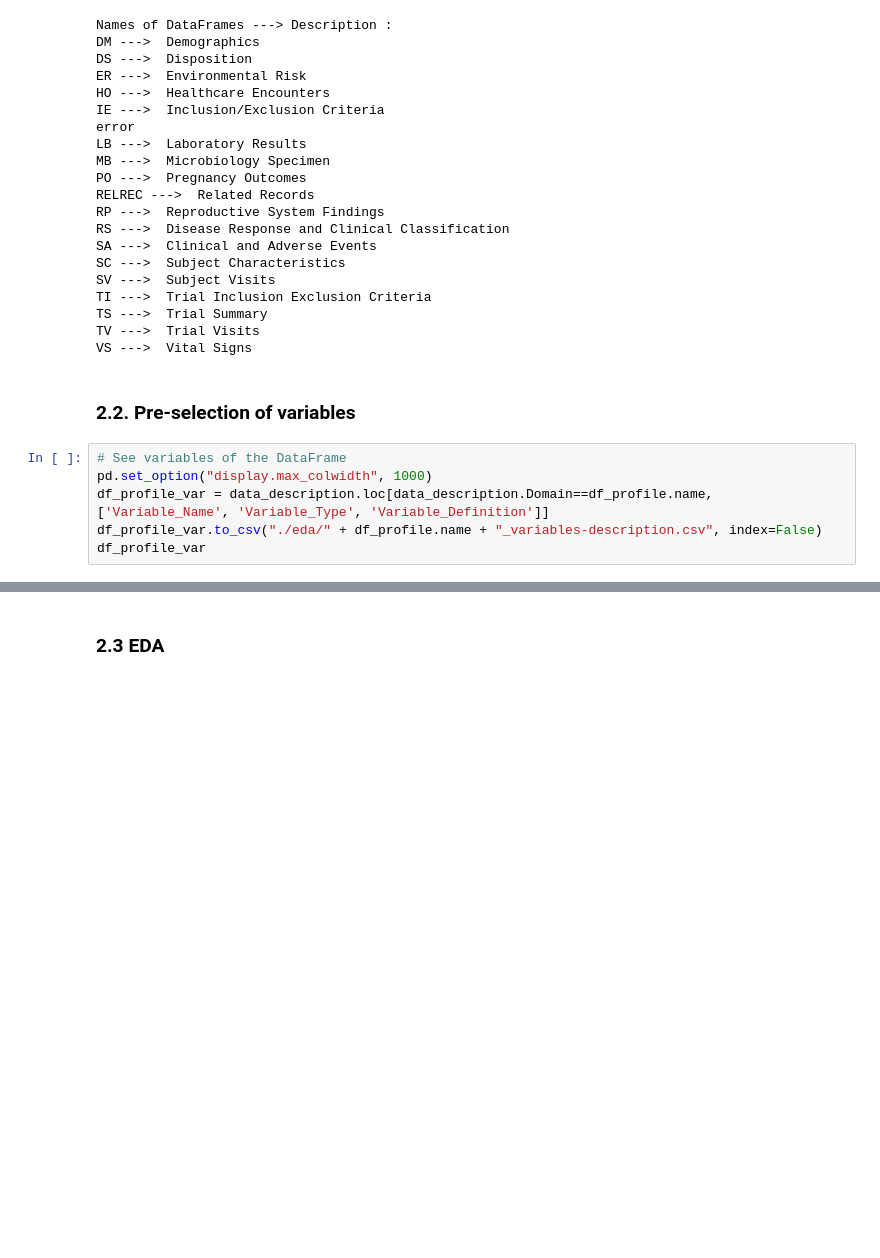
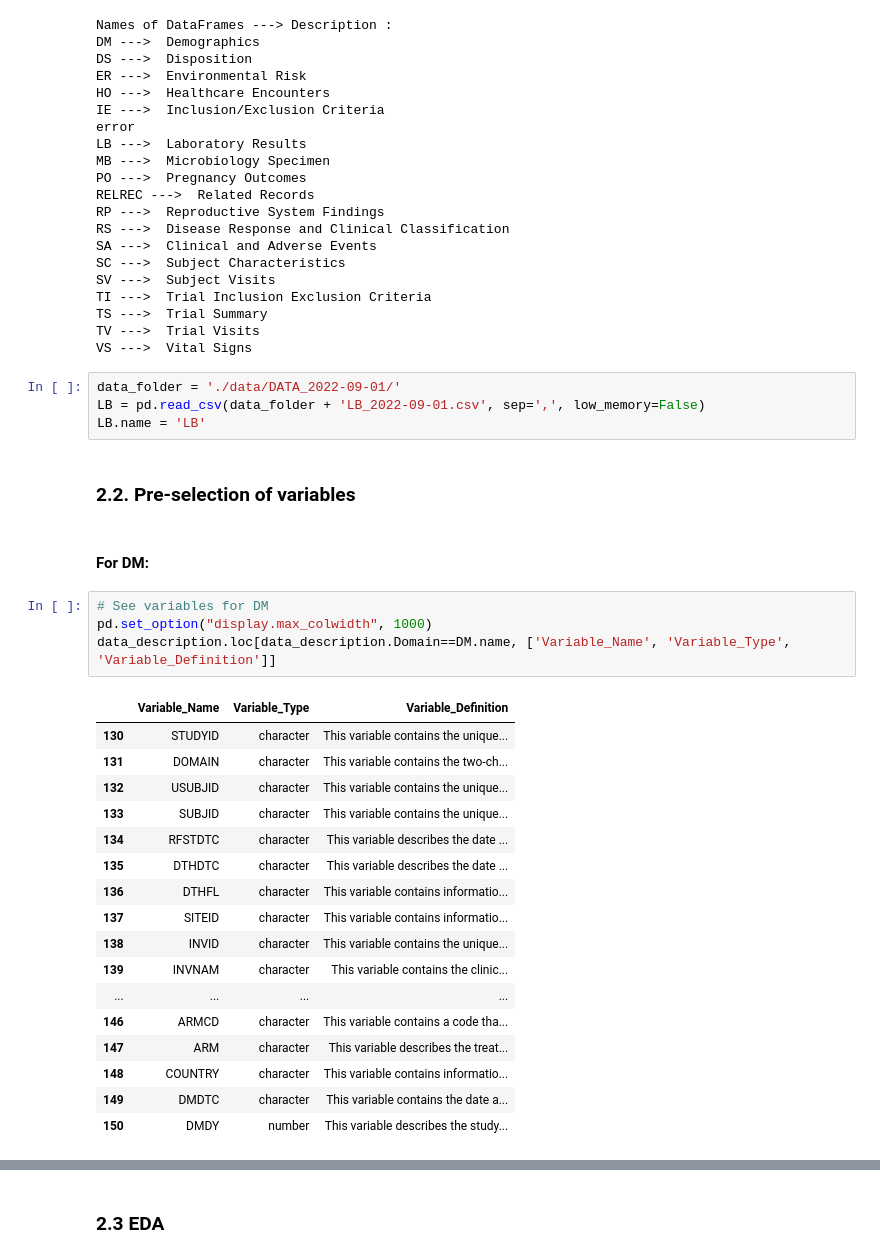
Before and after one commit to CS-433/ml-project-2-digdata_project2, a Jupyter notebook: project2.ipynb, the cells around one changed output, grey strips where cells are left out. Drawn from its saved outputs; the diff is of its cells as text; blank space fills up the shorter version.

```diff
--- a/project2.ipynb
+++ b/project2.ipynb
@@ -74,11 +77,33 @@ TI --->  Trial Inclusion Exclusion Criteria
 TS --->  Trial Summary
 TV --->  Trial Visits
 VS --->  Vital Signs
+# %%
+data_folder = './data/DATA_2022-09-01/'
+LB = pd.read_csv(data_folder + 'LB_2022-09-01.csv', sep=',', low_memory=False)
+LB.name = 'LB'
 # %% [markdown]
 ### 2.2. Pre-selection of variables
+# %% [markdown]
+#### For DM:
 # %%
-# See variables of the DataFrame
+# See variables for DM
 pd.set_option("display.max_colwidth", 1000)
-df_profile_var = data_description.loc[data_description.Domain==df_profile.name, ['Variable_Name', 'Variable_Type', 'Variable_Definition']]
-df_profile_var.to_csv("./eda/" + df_profile.name + "_variables-description.csv", index=False)
-df_profile_var
+data_description.loc[data_description.Domain==DM.name, ['Variable_Name', 'Variable_Type', 'Variable_Definition']]
+# %% [output]
+|  | Variable_Name | Variable_Type | Variable_Definition |
+| 130 | STUDYID | character | This variable contains the unique... |
+| 131 | DOMAIN | character | This variable contains the two-ch... |
+| 132 | USUBJID | character | This variable contains the unique... |
+| 133 | SUBJID | character | This variable contains the unique... |
+| 134 | RFSTDTC | character | This variable describes the date ... |
+| 135 | DTHDTC | character | This variable describes the date ... |
+| 136 | DTHFL | character | This variable contains informatio... |
+| 137 | SITEID | character | This variable contains informatio... |
+| 138 | INVID | character | This variable contains the unique... |
+| 139 | INVNAM | character | This variable contains the clinic... |
+| ... | ... | ... | ... |
+| 146 | ARMCD | character | This variable contains a code tha... |
+| 147 | ARM | character | This variable describes the treat... |
+| 148 | COUNTRY | character | This variable contains informatio... |
+| 149 | DMDTC | character | This variable contains the date a... |
+| 150 | DMDY | number | This variable describes the study... |
```
Also changed, not shown: parts of 46 cells of this notebook.
